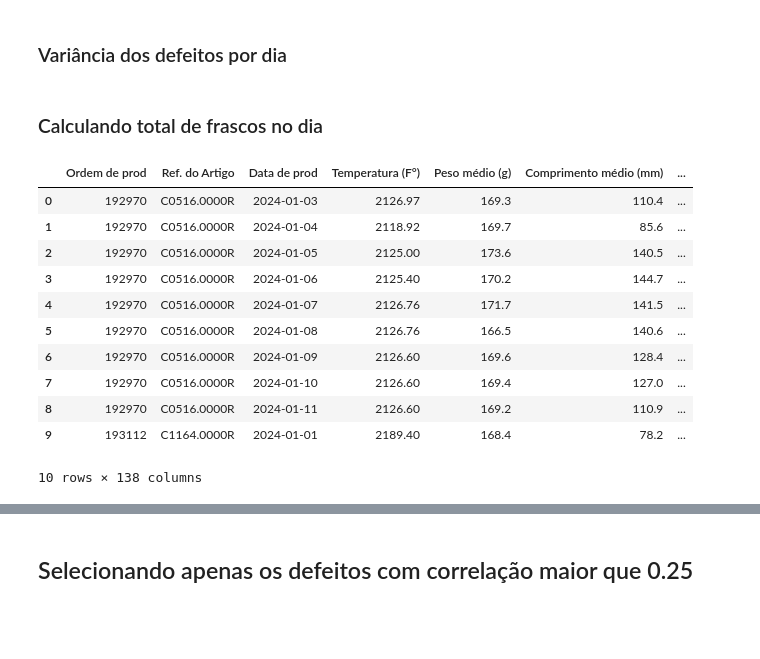
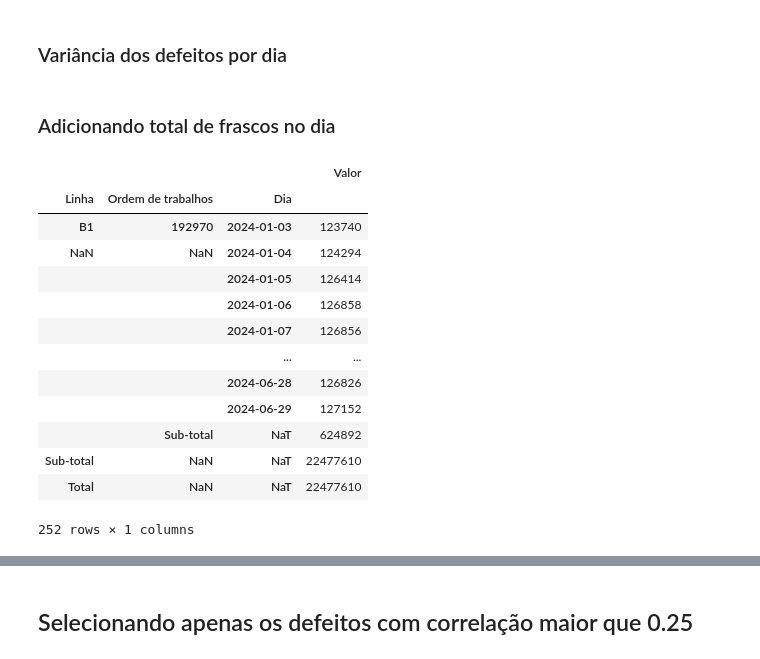
Before and after one commit to lucasz-g/Analise-Gotas, a Jupyter notebook: modelos/modelo_inicial.ipynb, the cells around one changed output, grey strips where cells are left out. Cells and saved outputs as stored; diff of their text form; code cells hidden in the pictures; blank space fills up the shorter version.

```diff
--- a/modelos/modelo_inicial.ipynb
+++ b/modelos/modelo_inicial.ipynb
@@ -91,4 +91,4 @@ fig.update_layout(
 # Exibir o gráfico
 fig.show()
 # %% [markdown]
-### Calculando total de frascos no dia
+### Adicionando total de frascos no dia
@@ -98,15 +95,29 @@ df_reset['Total de Frascos no Dia (unidade)'] = df_reset['Total de Frascos no Di
-# %%
-df_reset.head(10)
-# %% [output]
-|  | Ordem de prod | Ref. do Artigo | Data de prod | Temperatura (F°) | Peso médio (g) | Comprimento médio (mm) | ... |
-| 0 | 192970 | C0516.0000R | 2024-01-03 | 2126.97 | 169.3 | 110.4 | ... |
-| 1 | 192970 | C0516.0000R | 2024-01-04 | 2118.92 | 169.7 | 85.6 | ... |
-| 2 | 192970 | C0516.0000R | 2024-01-05 | 2125.00 | 173.6 | 140.5 | ... |
-| 3 | 192970 | C0516.0000R | 2024-01-06 | 2125.40 | 170.2 | 144.7 | ... |
-| 4 | 192970 | C0516.0000R | 2024-01-07 | 2126.76 | 171.7 | 141.5 | ... |
-| 5 | 192970 | C0516.0000R | 2024-01-08 | 2126.76 | 166.5 | 140.6 | ... |
-| 6 | 192970 | C0516.0000R | 2024-01-09 | 2126.60 | 169.6 | 128.4 | ... |
-| 7 | 192970 | C0516.0000R | 2024-01-10 | 2126.60 | 169.4 | 127.0 | ... |
-| 8 | 192970 | C0516.0000R | 2024-01-11 | 2126.60 | 169.2 | 110.9 | ... |
-| 9 | 193112 | C1164.0000R | 2024-01-01 | 2189.40 | 168.4 | 78.2 | ... |
-10 rows × 138 columns
+# %%
+df_gotas = pd.read_excel('../GotasCortadas.xlsx')
+# %%
+# Definir a primeira linha como cabeçalho
+df_gotas.columns = df_gotas.iloc[0]  # Define os nomes das colunas com a primeira linha
+df_gotas = df_gotas[1:].reset_index(drop=True)  # Remove a linha original e reseta o índice
+
+# Renomear as colunas para evitar problemas de espaços ou NaN
+df_gotas.columns = ['Linha', 'Ordem de trabalhos', 'Dia', 'Valor']
+
+# Definir MultiIndex
+df_gotas.set_index(['Linha', 'Ordem de trabalhos', 'Dia'], inplace=True)
+# %%
+df_gotas
+# %% [output]
+|  |  |  | Valor |
+| Linha | Ordem de trabalhos | Dia |  |
+| B1 | 192970 | 2024-01-03 | 123740 |
+| NaN | NaN | 2024-01-04 | 124294 |
+|  |  | 2024-01-05 | 126414 |
+|  |  | 2024-01-06 | 126858 |
+|  |  | 2024-01-07 | 126856 |
+|  |  | ... | ... |
+|  |  | 2024-06-28 | 126826 |
+|  |  | 2024-06-29 | 127152 |
+|  | Sub-total | NaT | 624892 |
+| Sub-total | NaN | NaT | 22477610 |
+| Total | NaN | NaT | 22477610 |
+252 rows × 1 columns
```
Also changed, not shown: parts of 20 cells of this notebook, 5 other files.
